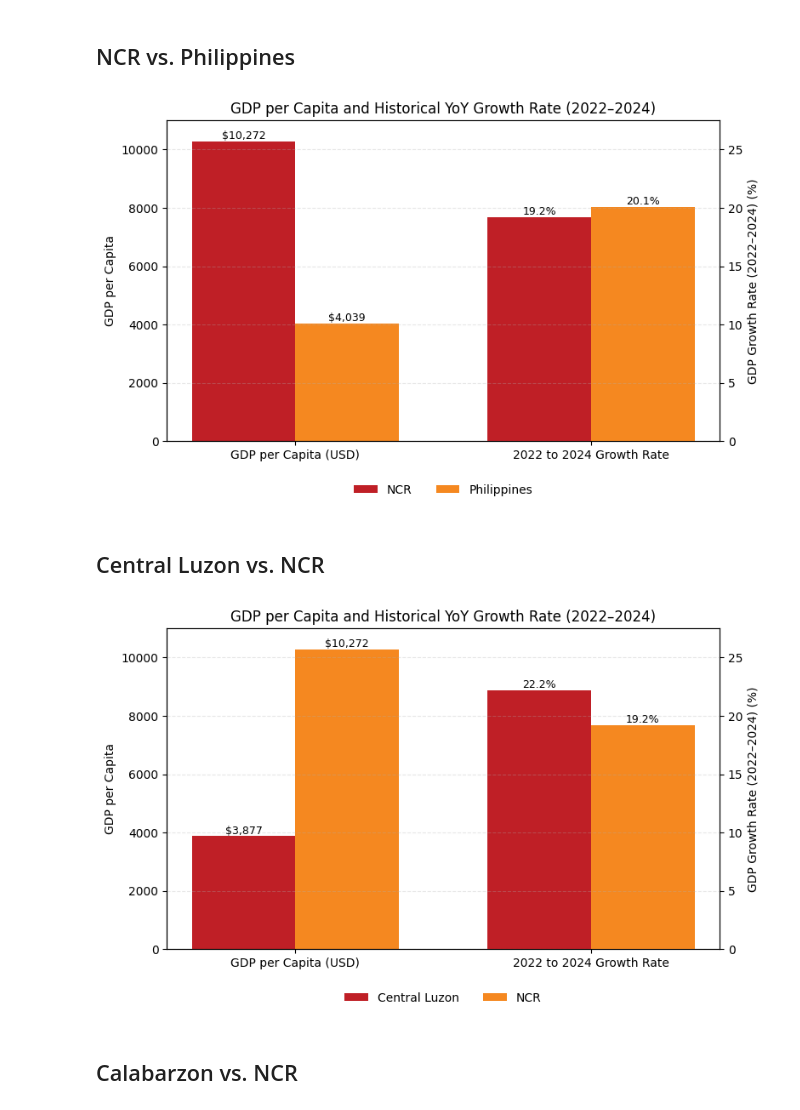
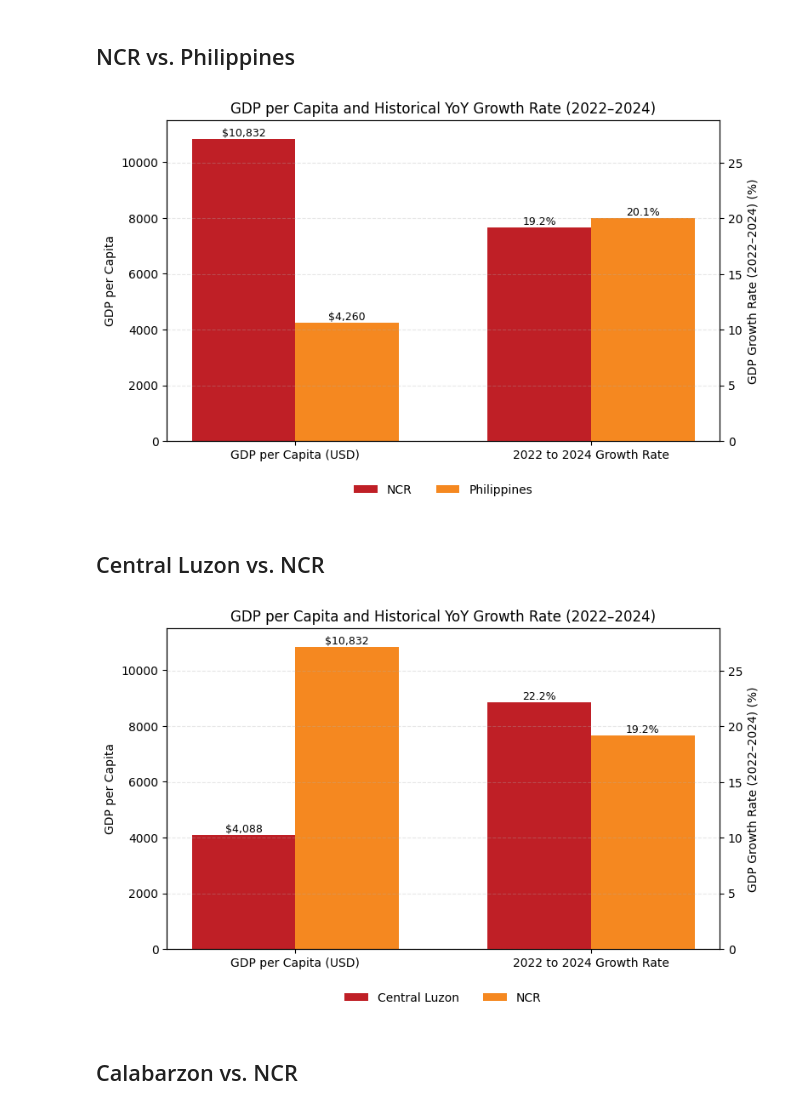
Before and after one commit to BSDSBA-JF/wadwani_intern, a Jupyter notebook: 03_tesda_cebu/grouped_bar_charts.ipynb, the cells around one changed output. Drawn from its saved outputs; the diff is of its cells as text; code cells hidden in the pictures.

Commit message:
Updated grouped bar charts

```diff
--- a/03_tesda_cebu/grouped_bar_charts.ipynb
+++ b/03_tesda_cebu/grouped_bar_charts.ipynb
@@ -26,7 +26,7 @@ calabarzon_per_capita = df[df["Region"] == "CALABARZON"]
 visayas_per_capita = df[df["Region"] == "Central Visayas"]
 
 # Conversion rate
-exchange_rate = 58.00  # PHP per USD
+exchange_rate = 55.00  # PHP per USD
 
 # Convert GDP per capita values to USD
 NCR_GDP_per_capita = (ncr_per_capita["2024"] / exchange_rate).round(2).tolist()
@@ -84,36 +84,36 @@ def add_labels(ax, bar_container, fmt="{:,.0f}"):
 
 # Add labels
 add_labels(ax1, bars1, fmt="${:,.0f}")
 add_labels(ax1, bars2, fmt="${:,.0f}")
 add_labels(ax2, bars3, fmt="{:.1f}%")
 add_labels(ax2, bars4, fmt="{:.1f}%")
 
 # Legend
 ax1.legend(
     loc="upper center",
     bbox_to_anchor=(0.5, -0.1),
     ncol=2,
     frameon=False
 )
 
 # ax1 ticks
-ax1.set_ylim(0, 11000)
+ax1.set_ylim(0, 11500)
 ax1.set_yticks([0, 2000, 4000, 6000, 8000, 10000])
 
 # ax2 ticks
-ax2.set_ylim(0, 27.5)
+ax2.set_ylim(0, 28.8)
 ax2.set_yticks([0, 5, 10, 15, 20, 25])
 
 # grid
 ax2.grid(axis="y", alpha=0.3, linestyle="--")
 ax1.set_xticks(x, categories)
 ax1.set_title("GDP per Capita and Historical YoY Growth Rate (2022–2024)")
 
 # show graph
 plt.tight_layout()
 plt.show()
 # %% [output]
-[figure, old version]
+[figure, new version]
 # %% [markdown]
 ## Central Luzon vs. NCR
 # %%
@@ -163,11 +163,11 @@ ax1.legend(
 )
 
 # ax1 ticks
-ax1.set_ylim(0, 11000)
+ax1.set_ylim(0, 11500)
 ax1.set_yticks([0, 2000, 4000, 6000, 8000, 10000])
 
 # ax2 ticks
-ax2.set_ylim(0, 27.5)
+ax2.set_ylim(0, 28.8)
 ax2.set_yticks([0, 5, 10, 15, 20, 25])
 
 # grid
@@ -179,7 +179,7 @@ ax1.set_title("GDP per Capita and Historical YoY Growth Rate (2022–2024)")
 plt.tight_layout()
 plt.show()
 # %% [output]
-[figure, old version]
+[figure, new version]
 # %% [markdown]
 ## Calabarzon vs. NCR
 # %%
```
Also changed, not shown: parts of 3 cells of this notebook.
